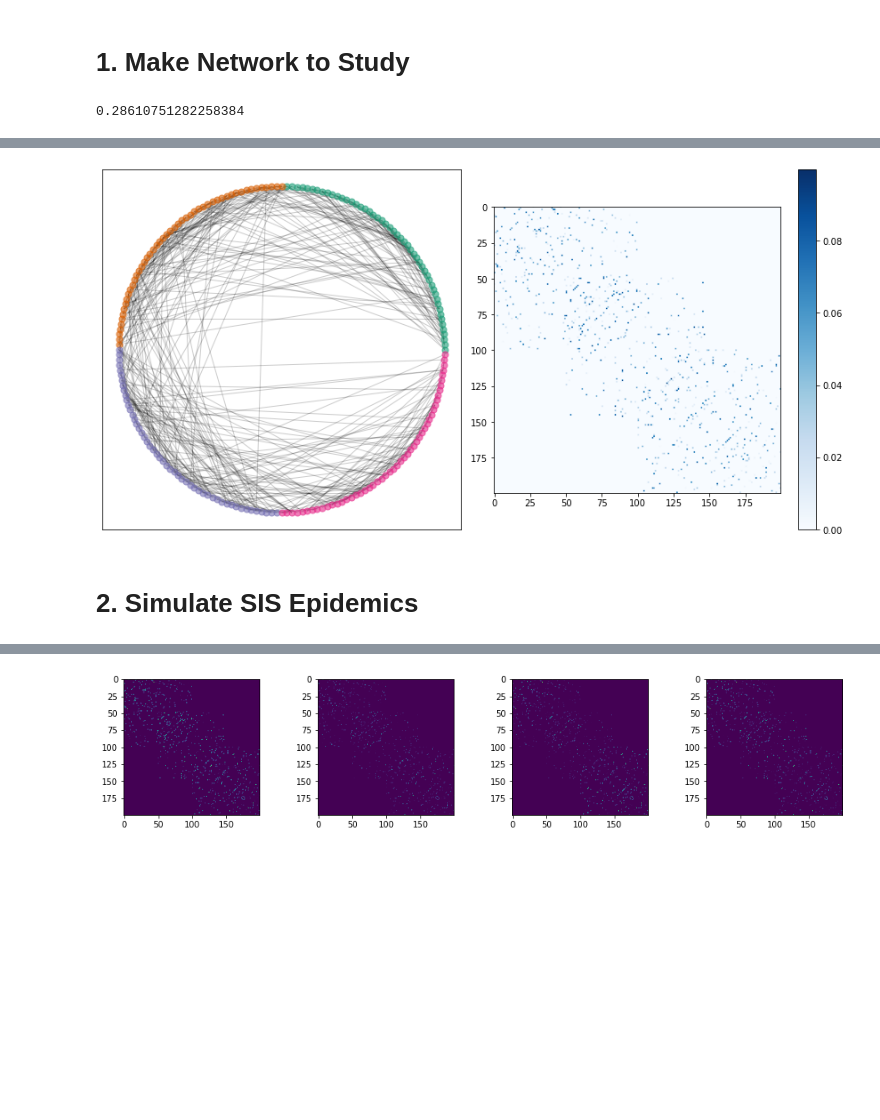
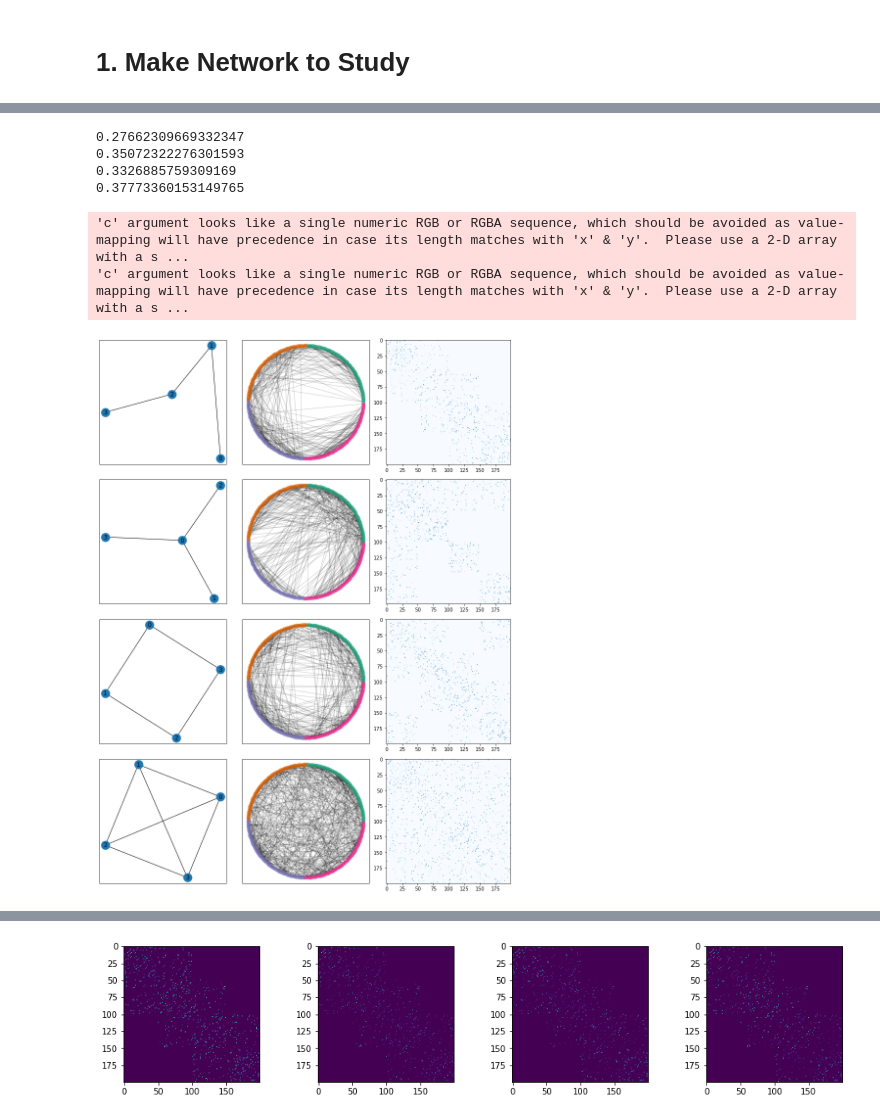
Before and after one commit to ashander/sesync, a Jupyter notebook: exp2_spectral_management_coop.ipynb, the cells around one changed output, grey strips where cells are left out. Cells and saved outputs as stored; diff of their text form; code cells hidden in the pictures; blank space fills up the shorter version.

```diff
--- a/exp2_spectral_management_coop.ipynb
+++ b/exp2_spectral_management_coop.ipynb
@@ -18,32 +18,3 @@ Populating the interactive namespace from numpy and matplotlib
 # 1. Make Network to Study
 # %%
 np.random.seed(111)
-# %%
-K = 4 # number communities
-
-if K == 4:
-    PI = 1/2*np.array([[.1,.05,.00,.00],
-                      [.05,.1,.05,.00],
-                      [.00,.05,.1,.05],
-                      [.00,.001,.05,.1]])
-
-if K == 8:
-    PI = 1/4*np.array([[ .1,.05,.01, .0, .0, .0, .0, .0],
-                      [.05, .1,.05,.01, .0, .0, .0, .0],
-                      [.01,.05, .1,.05,.01, .0, .0, .0],
-                      [ .0,.01,.05, .1,.05,.01, .0, .0],
-                      [ .0, .0,.01,.05, .1,.05,.01, .0],
-                      [ .0, .0, .0,.01,.05, .1,.05,.01],
-                      [ .0, .0, .0, .0,.01,.05, .1,.05],
-                      [ .0, .0, .0, .0, .0,.01,.05, .1]])
-
-
-N = 50*K # nodes
-Ns = np.ones(K,dtype=int)*N/K
-A,id_sets = make_SBM(Ns,PI)
-A = uniform_weight_edges(A,.1)
-
-lam = np.max(np.linalg.eigh(A)[0])
-lam
-# %% [output]
-0.28610751282258384
@@ -50,19 +46,31 @@ lam
 # %%
-f1,ax = plt.subplots(1,2,figsize = (12,6))
-cmap = plt.get_cmap('Dark2')
-colors = [cmap(i) for i in range(K)]
-#colors = Pastel1#['b','r','g','y']
-G = nx.to_networkx_graph(A,create_using=nx.Graph())
-pos = nx.circular_layout(G)
-for t,ids in enumerate(id_sets):
-    nx.draw_networkx_nodes(G,pos,nodelist = ids,ax=ax[0],node_size=50,node_color=colors[t],alpha=.6)
-nx.draw_networkx_edges(G,pos,ax=ax[0],edge_size=2,node_color='k',alpha=.2)
+f1,ax = plt.subplots(4,3,figsize = (12,16))
 
-temp = ax[1].imshow(A,cmap='Blues')
-cbar = plt.colorbar(temp);
+for i, ct in enumerate(["line", "star", "square", "closed"]):
+    PI = get_community(ct)
+    N = 50*K # nodes
+    Ns = np.ones(K,dtype=int)*N/K
+    A,id_sets = make_SBM(Ns,PI)
+    A = uniform_weight_edges(A,.1)
+    lam = np.max(np.linalg.eigh(A)[0])
+    print(lam)
+
+    cmap = plt.get_cmap('Dark2')
+    colors = [cmap(i) for i in range(K)]
+    #colors = Pastel1#['b','r','g','y']
+    P = nx.to_networkx_graph(PI, create_using=nx.Graph())
+    nx.draw_networkx(P, ax=ax[i, 0])
+    G = nx.to_networkx_graph(A,create_using=nx.Graph())
+    pos = nx.circular_layout(G)
+    for t,ids in enumerate(id_sets):
+        nx.draw_networkx_nodes(G,pos,nodelist = ids,ax=ax[i, 1],node_size=50,node_color=colors[t],alpha=.6)
+    nx.draw_networkx_edges(G,pos,ax=ax[i, 1],edge_size=2,node_color='k',alpha=.2)
+
+    temp = ax[i, 2].imshow(A,cmap='Blues')
+
+#cbar = plt.colorbar(temp);
 plt.tight_layout()
-
-savefig('figs/net_plot.pdf')
+savefig('figs/community_net_plot.pdf')
 # %% [output]
 'c' argument looks like a single numeric RGB or RGBA sequence, which should be avoided as value-mapping will have precedence in case its length matches with 'x' & 'y'.  Please use a 2-D array with a s ...
 'c' argument looks like a single numeric RGB or RGBA sequence, which should be avoided as value-mapping will have precedence in case its length matches with 'x' & 'y'.  Please use a 2-D array with a s ...
@@ -71,3 +89,7 @@ savefig('figs/net_plot.pdf')
+0.27662309669332347
+0.35072322276301593
+0.3326885759309169
+0.37773360153149765
+'c' argument looks like a single numeric RGB or RGBA sequence, which should be avoided as value-mapping will have precedence in case its length matches with 'x' & 'y'.  Please use a 2-D array with a s ...
+'c' argument looks like a single numeric RGB or RGBA sequence, which should be avoided as value-mapping will have precedence in case its length matches with 'x' & 'y'.  Please use a 2-D array with a s ...
-[figure, old version]
+[figure, new version]
-# %% [markdown]
-# 2. Simulate SIS Epidemics
```
Also changed, not shown: parts of 28 cells of this notebook, 1 other file.
